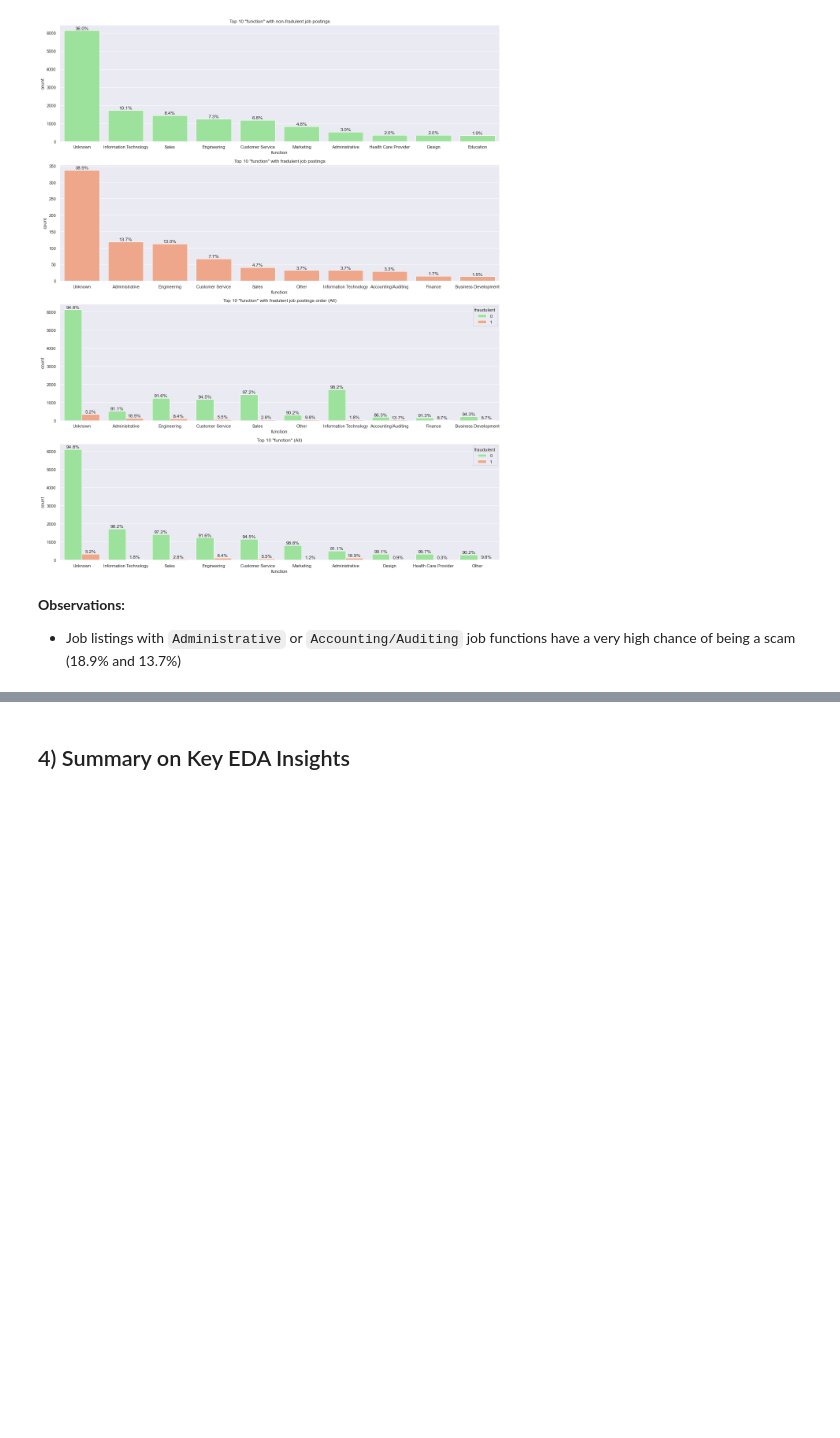
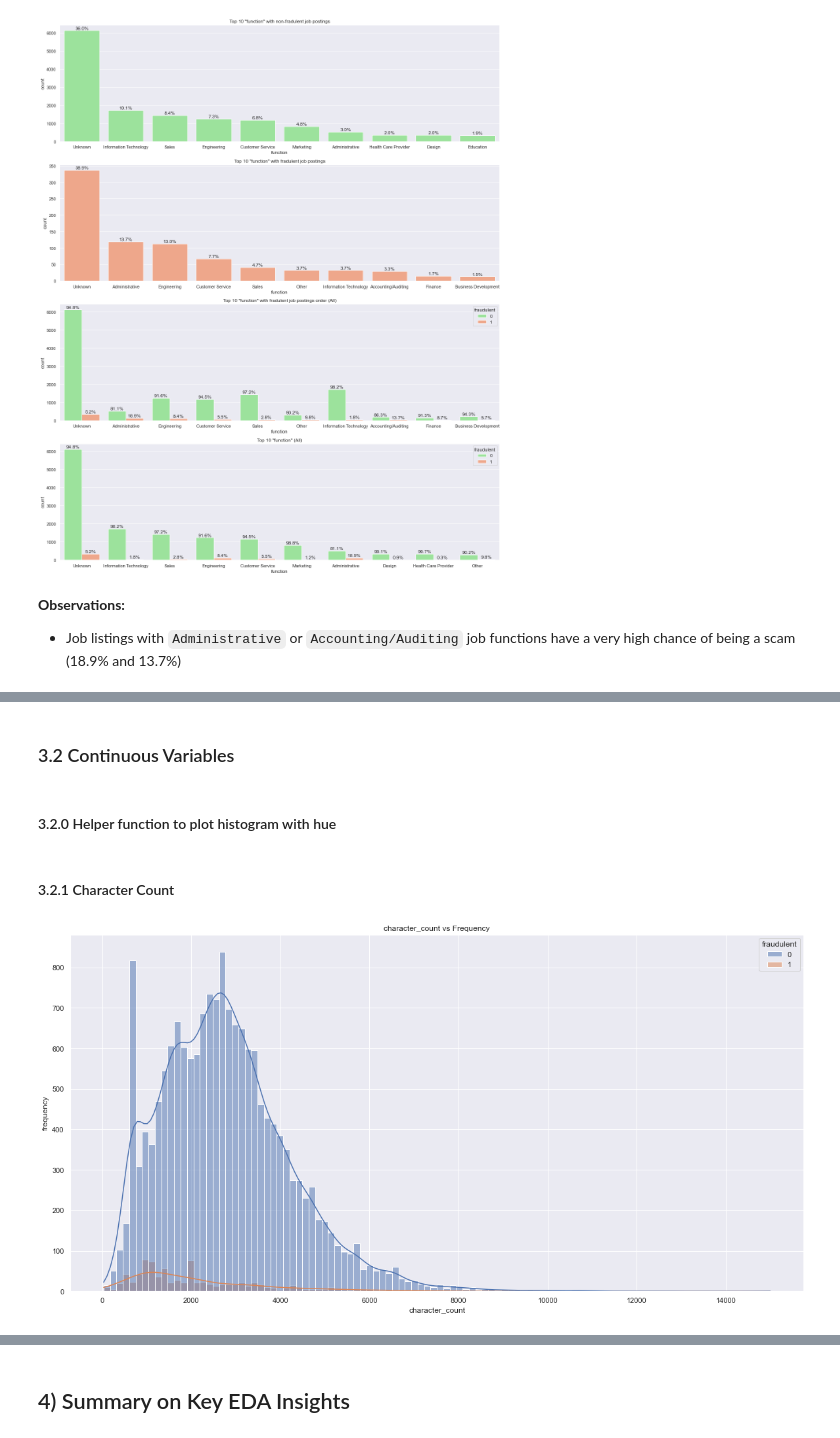
Before and after one commit to leileijng/bc2407-linkedin, a Jupyter notebook: Job Scam Detection/exploratory-data-analysis.ipynb, the cells around one changed output, grey strips where cells are left out. Cells and saved outputs as stored; diff of their text form; code cells hidden in the pictures; blank space fills up the shorter version.

Commit message:
job-scam-detection: eda for continuous and text X

```diff
--- a/Job Scam Detection/exploratory-data-analysis.ipynb
+++ b/Job Scam Detection/exploratory-data-analysis.ipynb
@@ -397,0 +465,21 @@ plotCategoricalCountPlot("function", limit=10)
+# %% [markdown]
+### 3.2 Continuous Variables
+# %% [markdown]
+#### 3.2.0 Helper function to plot histogram with hue
+# %%
+def plotHistogramWithHue(X, figsize=(20, 10), bins=-1):
+    plt.figure(figsize=figsize)
+    plt.title(f"{X} vs Frequency")
+    plt.ylabel("frequency")
+
+    # Plot histogram
+    if bins <= 0:
+        sb.histplot(data=job_model_df, x=X, hue="fraudulent", kde=True)
+    else:
+        sb.histplot(data=job_model_df, x=X, hue="fraudulent", bins=bins, kde=True)
+# %% [markdown]
+#### 3.2.1 Character Count
+# %%
+plotHistogramWithHue("character_count")
+# %% [output]
+[figure, added]
```
Also changed, not shown: parts of 29 cells of this notebook.
